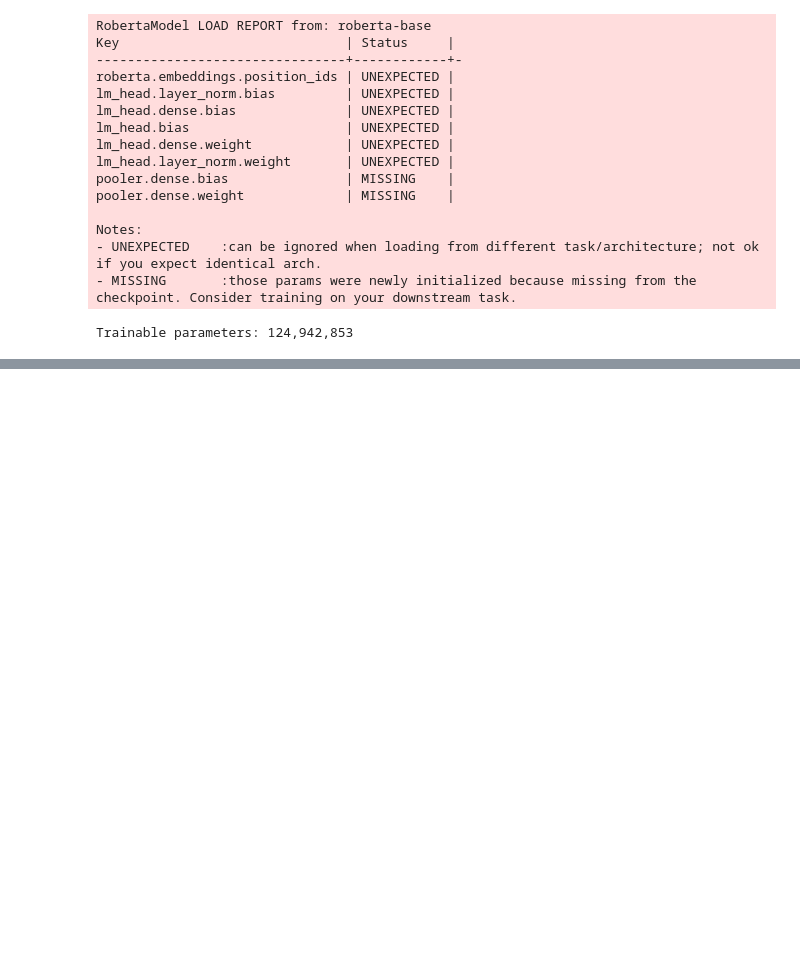
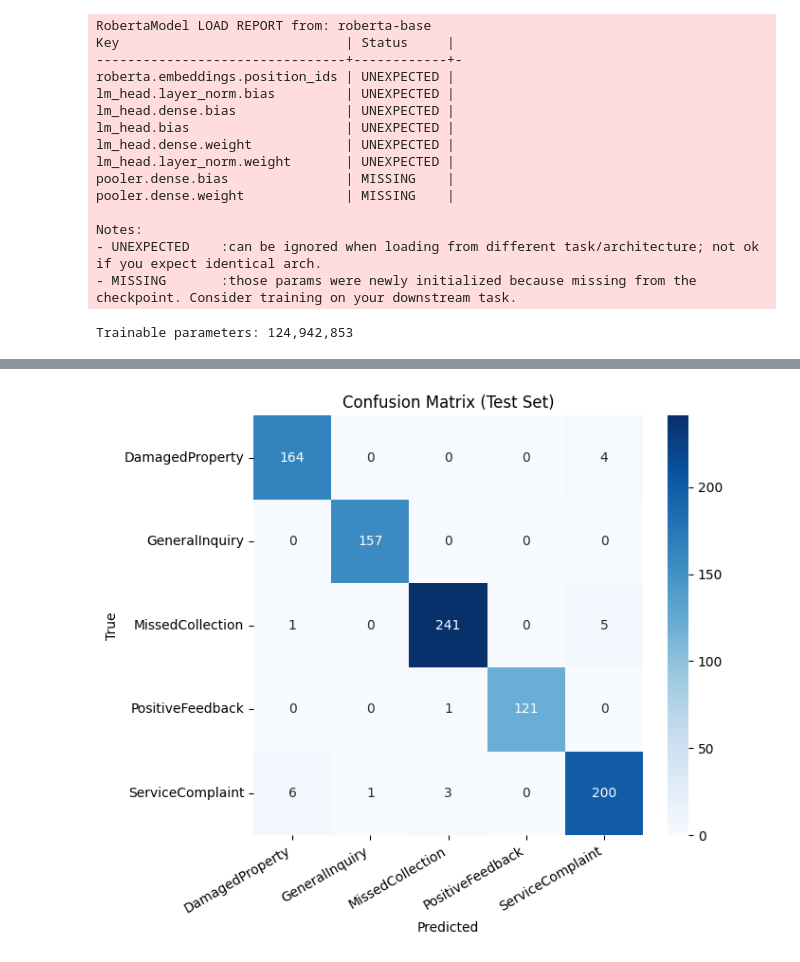
Before and after one commit to morrison-page/feedback-classification, a Jupyter notebook: customer-feedback.ipynb, the cells around one changed output, grey strips where cells are left out. Saved outputs shown, nothing was run; the diff lists cells and outputs as text; code cells hidden in the pictures; blank space fills up the shorter version.

```diff
--- a/customer-feedback.ipynb
+++ b/customer-feedback.ipynb
@@ -640,22 +544,5 @@ display(HTML(encodings.to_html(index=False)))
 | MissedCollection | 2 |
 | PositiveFeedback | 3 |
 | ServiceComplaint | 4 |
-# %%
-# Tokenise Messages
-tokenizer = RobertaTokenizer.from_pretrained(MODEL_NAME)
-
-train_encodings = tokenizer(
-    train_df['message'].tolist(),
-    truncation=True,
-    padding='max_length',
-    max_length=MAX_LEN
-)
-
-test_encodings = tokenizer(
-    test_df['message'].tolist(),
-    truncation=True,
-    padding='max_length',
-    max_length=MAX_LEN
-)
 # %% [markdown]
 ## Modelling / Training <a id='modelling-training'></a>
@@ -709,12 +598,14 @@ sdasdsadas
 # %%
-# Dataset and DataLoader
+# Datasets and DataLoaders
 class MessageDataset(Dataset):
     """Tokenises messages and pairs them with integer labels."""
     def __init__(self, df, tokenizer):
         self.encodings = tokenizer(
             df['message'].tolist(),
-            truncation=True, padding='max_length',
-            max_length=MAX_LEN, return_tensors='pt'
+            truncation=True,
+            padding='max_length',
+            max_length=MAX_LEN,
+            return_tensors='pt'
         )
         self.labels = torch.tensor(df['label_id'].tolist(), dtype=torch.long)
 
@@ -724,7 +615,6 @@ class MessageDataset(Dataset):
     def __getitem__(self, idx):
         return {k: v[idx] for k, v in self.encodings.items()}, self.labels[idx]
 
-
 tokenizer = RobertaTokenizer.from_pretrained(MODEL_NAME)
 train_ds = MessageDataset(train_df, tokenizer)
 test_ds = MessageDataset(test_df,  tokenizer)
@@ -795,0 +914,19 @@ Trainable parameters: 124,942,853
+# %%
+plt.figure(figsize=(7, 6))
+ax = sns.heatmap(
+    cm.numpy(),
+    annot=True,
+    fmt='d',
+    cmap='Blues',
+    xticklabels=classes,
+    yticklabels=classes
+)
+
+ax.set_xticklabels(ax.get_xticklabels(), rotation=30, ha='right')
+plt.title('Confusion Matrix (Test Set)')
+plt.xlabel('Predicted')
+plt.ylabel('True')
+plt.tight_layout()
+plt.show()
+# %% [output]
+[figure, added]
```
Also changed, not shown: parts of 21 cells of this notebook.
